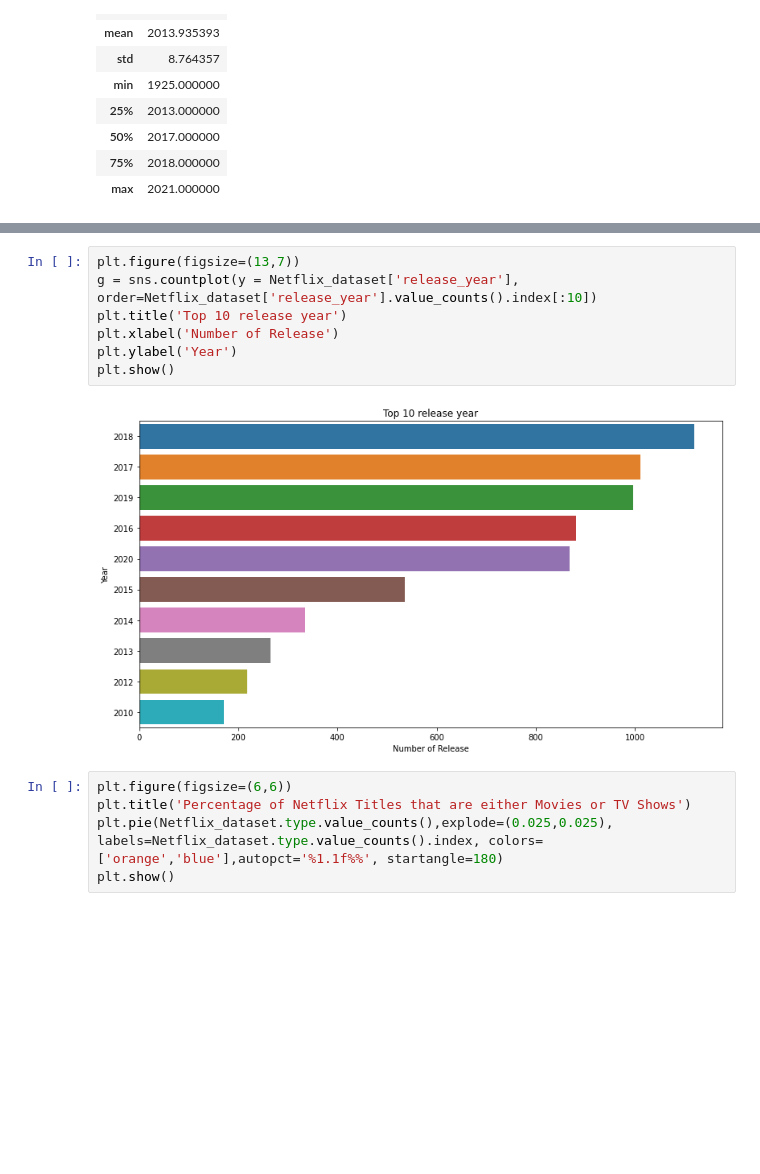
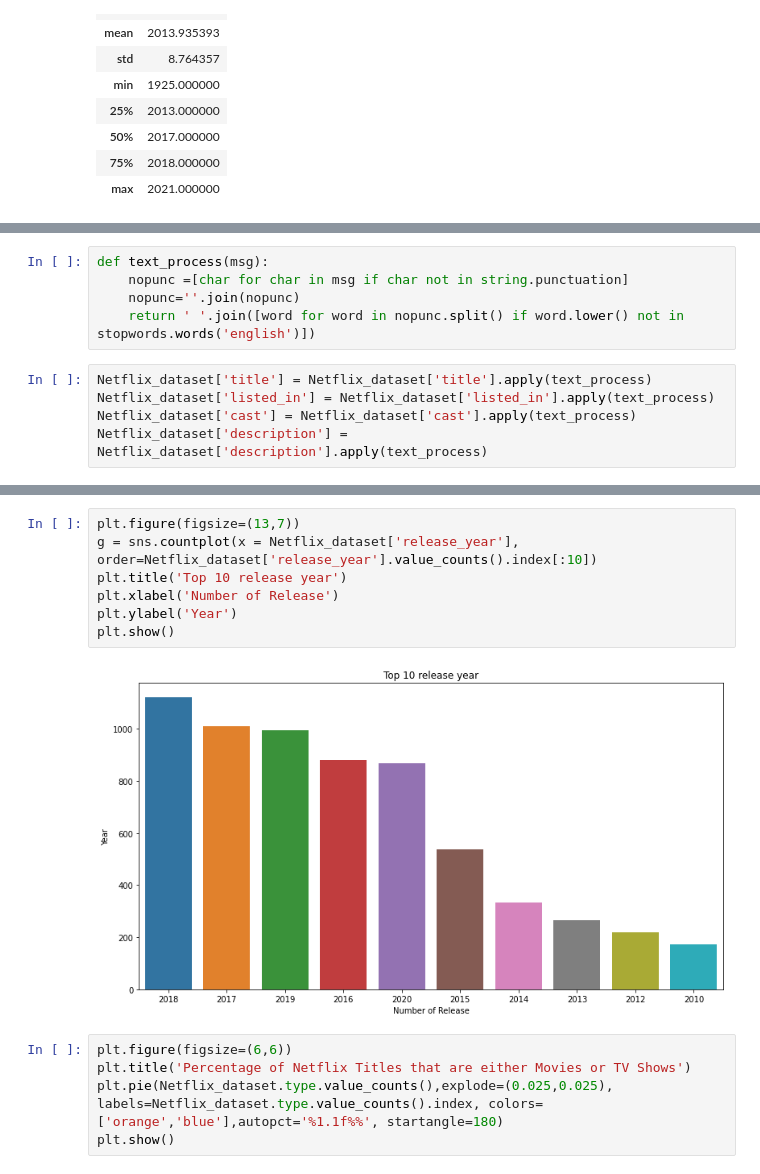
Before and after one commit to PankajBGadge/Cardiovascular-Risk-Prediction, a Jupyter notebook: NETFLIX_MOVIES_AND_TV_SHOWS_CLUSTERING.ipynb, the cells around one changed output, grey strips where cells are left out. Drawn from its saved outputs; the diff is of its cells as text; blank space fills up the shorter version.

```diff
--- a/NETFLIX_MOVIES_AND_TV_SHOWS_CLUSTERING.ipynb
+++ b/NETFLIX_MOVIES_AND_TV_SHOWS_CLUSTERING.ipynb
@@ -126,0 +181,10 @@ Netflix_dataset.describe()
+# %%
+def text_process(msg):
+    nopunc =[char for char in msg if char not in string.punctuation]
+    nopunc=''.join(nopunc)
+    return ' '.join([word for word in nopunc.split() if word.lower() not in stopwords.words('english')])
+# %%
+Netflix_dataset['title'] = Netflix_dataset['title'].apply(text_process)
+Netflix_dataset['listed_in'] = Netflix_dataset['listed_in'].apply(text_process)
+Netflix_dataset['cast'] = Netflix_dataset['cast'].apply(text_process)
+Netflix_dataset['description'] = Netflix_dataset['description'].apply(text_process)
@@ -127,12 +200,12 @@ Netflix_dataset.describe()
 # %%
 plt.figure(figsize=(13,7))
-g = sns.countplot(y = Netflix_dataset['release_year'], order=Netflix_dataset['release_year'].value_counts().index[:10])
+g = sns.countplot(x = Netflix_dataset['release_year'], order=Netflix_dataset['release_year'].value_counts().index[:10])
 plt.title('Top 10 release year')
 plt.xlabel('Number of Release')
 plt.ylabel('Year')
 plt.show()
 # %% [output]
-[figure, old version]
+[figure, new version]
 # %%
 plt.figure(figsize=(6,6))
 plt.title('Percentage of Netflix Titles that are either Movies or TV Shows')
```
Also changed, not shown: parts of 48 cells of this notebook.
